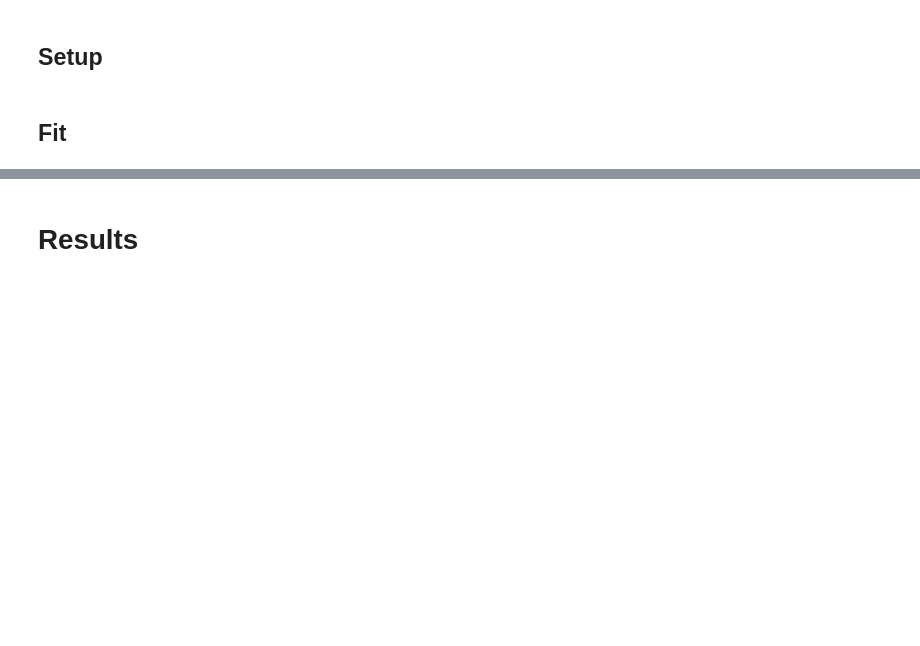
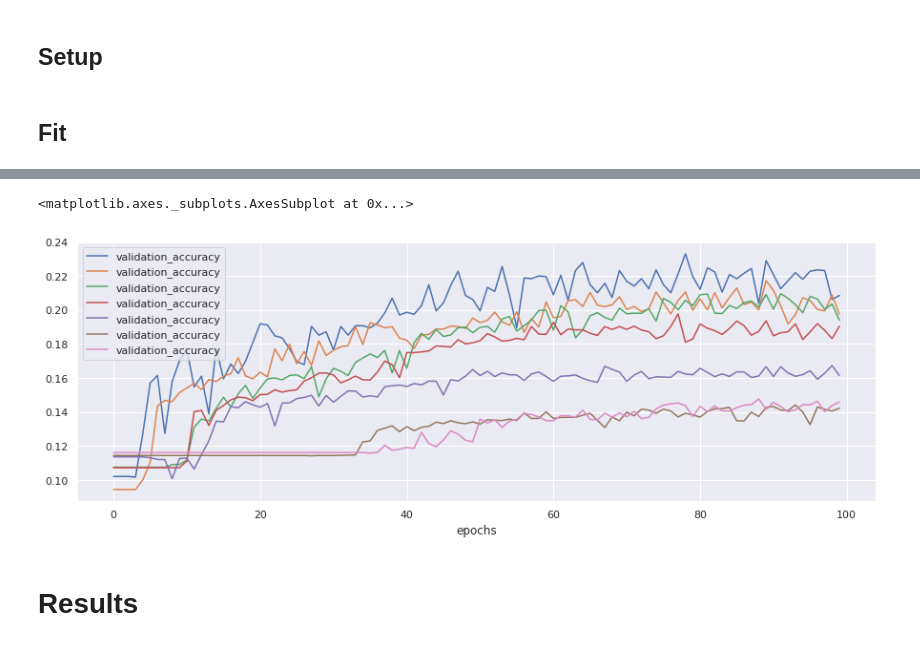
Before and after one commit to laureleo/chord-prediction, a Jupyter notebook: playground.ipynb, the cells around one changed output, grey strips where cells are left out. Drawn from its saved outputs; the diff is of its cells as text; code cells hidden in the pictures; blank space fills up the shorter version.

```diff
--- a/playground.ipynb
+++ b/playground.ipynb
@@ -137,10 +137,10 @@ def lstm(lstm_x, lstm_y, optimizer, loss, metrics):
 # %%
 def lstm2(lstm_x, lstm_y, optimizer, loss, metrics):
     model = Sequential()
-    model.add(LSTM(128, return_sequences=True, input_shape=(lstm_x.shape[1], lstm_x.shape[2])))
+    model.add(LSTM(256, return_sequences=True, input_shape=(lstm_x.shape[1], lstm_x.shape[2])))
     model.add(Dropout(0.5))
-    model.add(Bidirectional(LSTM(64, return_sequences=True),input_shape=(lstm_x.shape[1],lstm_x.shape[2])))
-    model.add(LSTM(32, return_sequences=False))
+    model.add(Bidirectional(LSTM(128, return_sequences=True),input_shape=(lstm_x.shape[1],lstm_x.shape[2])))
+    model.add(LSTM(64, return_sequences=False))
     model.add(Dropout(0.3))
     model.add(Dense(lstm_y.shape[1], activation='softmax'))
 
@@ -224,3 +496,26 @@ Epoch 100/100
+# %%
+def history(h):
+    history = h
+    df = pd.DataFrame({'epochs': history.epoch,
+                           'accuracy': history.history['acc'],
+                           'validation_accuracy': history.history['val_acc'],
+                           'loss': history.history['loss'],
+                           'val_loss': history.history['val_loss']})
+
+
+        #Plot the the scores on the validation and training sets
+    return df
+fig, ax = plt.subplots()
+history(h1).plot(x='epochs', y = ['validation_accuracy'], figsize=[15,5], ax=ax)
+history(h2).plot(x='epochs', y = ['validation_accuracy'], figsize=[15,5], ax=ax)
+history(h3).plot(x='epochs', y = ['validation_accuracy'], figsize=[15,5], ax=ax)
+history(h4).plot(x='epochs', y = ['validation_accuracy'], figsize=[15,5], ax=ax)
+history(h5).plot(x='epochs', y = ['validation_accuracy'], figsize=[15,5], ax=ax)
+history(h6).plot(x='epochs', y = ['validation_accuracy'], figsize=[15,5], ax=ax)
+history(h7).plot(x='epochs', y = ['validation_accuracy'], figsize=[15,5], ax=ax)
+# %% [output]
+<matplotlib.axes._subplots.AxesSubplot at 0x...>
+[figure, added]
 # %% [markdown]
 # Results
 # %%
```
Also changed, not shown: parts of 9 cells of this notebook.
